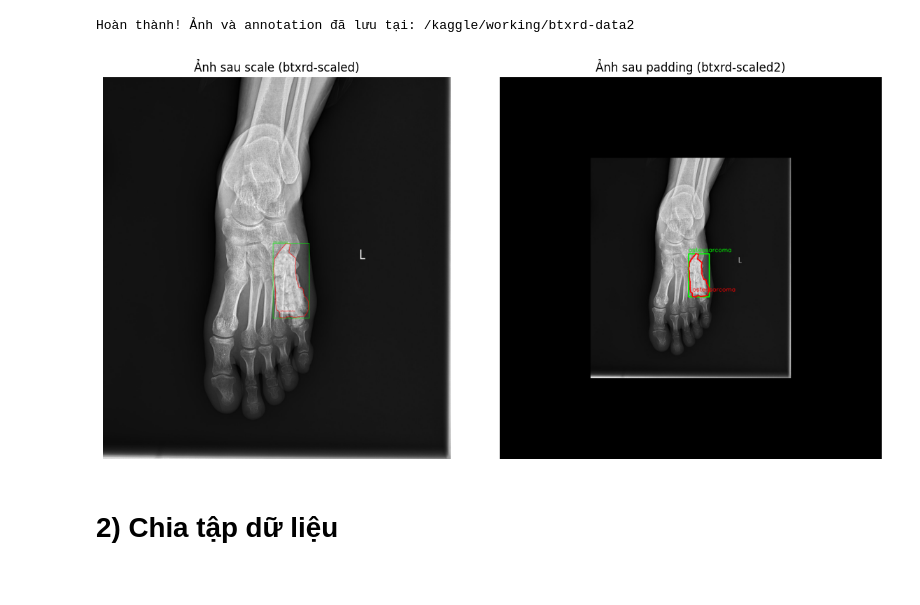
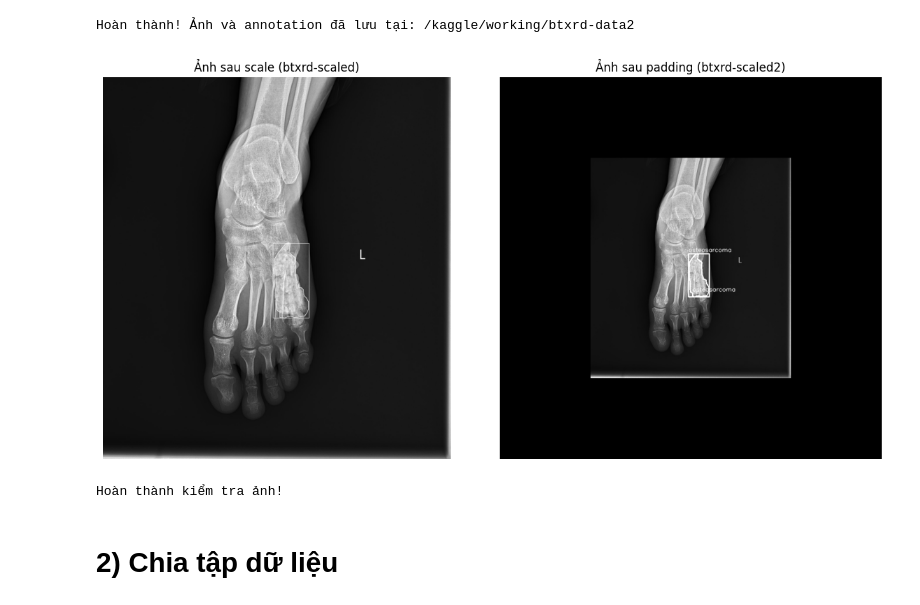
Before and after one commit to LeNgan23/NCKH, a Jupyter notebook: Project/Ngan/SegNet/segnet.ipynb, the cells around one changed output. Cells and saved outputs as stored; diff of their text form; code cells hidden in the pictures.

```diff
--- a/Project/Ngan/SegNet/segnet.ipynb
+++ b/Project/Ngan/SegNet/segnet.ipynb
@@ -83,7 +85,7 @@ for file in tqdm(image_files, desc="Processing images & annotations"):
     img_path = os.path.join(image_dir, file)
     anno_path = os.path.join(annotation_dir, file.rsplit('.', 1)[0] + '.json')
 
-    img = cv2.imread(img_path)
+    img = cv2.imread(img_path, cv2.IMREAD_GRAYSCALE)  # Đọc ảnh grayscale
     if img is None:
         print(f"⚠ Không thể đọc ảnh: {file}")
         continue
@@ -143,7 +145,7 @@ Hoàn thành! Ảnh và annotation đã lưu tại: /kaggle/working/btxrd-data2
 image_dirs = ["/kaggle/input/btxrd-data/BTXRD/BTXRD/images", "/kaggle/working/btxrd-data2/images"]
 anno_dirs = ["/kaggle/input/btxrd-data/BTXRD/BTXRD/Annotations", "/kaggle/working/btxrd-data2/Annotations"]
 
-# kiểm tra ảnh
+# Tên ảnh cần kiểm tra
 image_name = "IMG000004.jpeg"
 
 fig, axes = plt.subplots(1, 2, figsize=(12, 6))
@@ -154,49 +156,49 @@ for i in range(2):
     anno_path = os.path.join(anno_dirs[i], image_name.replace('.jpeg', '.json'))
 
     # Đọc ảnh
-    img = cv2.imread(img_path)
+    img = cv2.imread(img_path, cv2.IMREAD_GRAYSCALE)
     if img is None:
         print(f"⚠ Không tìm thấy ảnh: {img_path}")
         continue
-
-    img = cv2.cvtColor(img, cv2.COLOR_BGR2RGB)  # Chuyển ảnh về RGB
 
     # Đọc annotation nếu tồn tại
     if os.path.exists(anno_path):
         with open(anno_path, 'r', encoding='utf-8') as f:
             annotation = json.load(f)
 
-        for shape in annotation["shapes"]:
+        for shape in annotation.get("shapes", []):
             points = shape["points"]
-            label = shape["label"]
+            label = shape.get("label", "")
 
             if shape["shape_type"] == "polygon":
-                # Vẽ đường bao vùng ung thư (đa giác)
-                pts = np.array(points, np.int32)
-                pts = pts.reshape((-1, 1, 2))
+                # Vẽ đường bao vùng ung thư (đa giác) màu đỏ
+                pts = np.array(points, np.int32).reshape((-1, 1, 2))
                 cv2.polylines(img, [pts], isClosed=True, color=(255, 0, 0), thickness=2)
 
-                # Vẽ nhãn
+                # Vẽ nhãn màu đỏ
                 x, y = int(points[0][0]), int(points[0][1])
                 cv2.putText(img, label, (x, y - 5), cv2.FONT_HERSHEY_SIMPLEX, 0.5, (255, 0, 0), 1, cv2.LINE_AA)
 
             elif shape["shape_type"] == "rectangle":
-                # Vẽ hình chữ nhật vùng ung thư
+                # Vẽ hình chữ nhật vùng ung thư màu đỏ
                 x1, y1 = map(int, points[0])
                 x2, y2 = map(int, points[1])
-                cv2.rectangle(img, (x1, y1), (x2, y2), (0, 255, 0), 2)
+                cv2.rectangle(img, (x1, y1), (x2, y2), (255, 0, 0), 2)
 
-                # Vẽ nhãn
-                cv2.putText(img, label, (x1, y1 - 5), cv2.FONT_HERSHEY_SIMPLEX, 0.5, (0, 255, 0), 1, cv2.LINE_AA)
+                # Vẽ nhãn màu đỏ
+                cv2.putText(img, label, (x1, y1 - 5), cv2.FONT_HERSHEY_SIMPLEX, 0.5, (255, 0, 0), 1, cv2.LINE_AA)
 
-    axes[i].imshow(img)
+    axes[i].imshow(img, cmap="gray")
     axes[i].set_title(titles[i])
     axes[i].axis("off")
 
 plt.tight_layout()
 plt.show()
+
+print("\nHoàn thành kiểm tra ảnh!")
 # %% [output]
-[figure, old version]
+[figure, new version]
+Hoàn thành kiểm tra ảnh!
 # %% [markdown]
 # **2) Chia tập dữ liệu**
 # %% [markdown]
```
Also changed, not shown: parts of 14 cells of this notebook.
